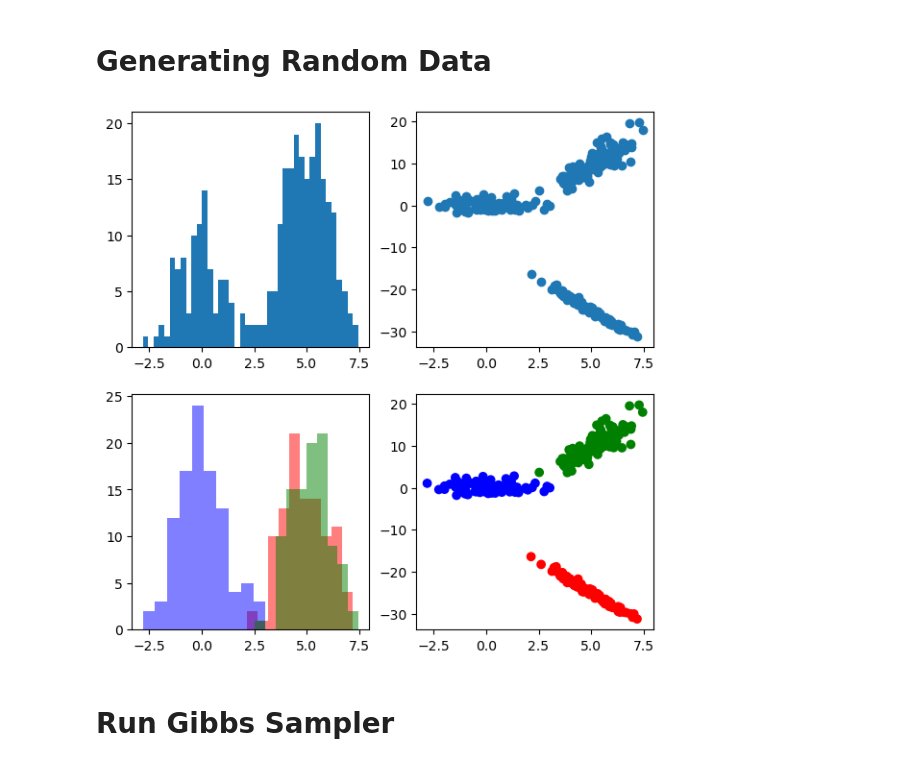
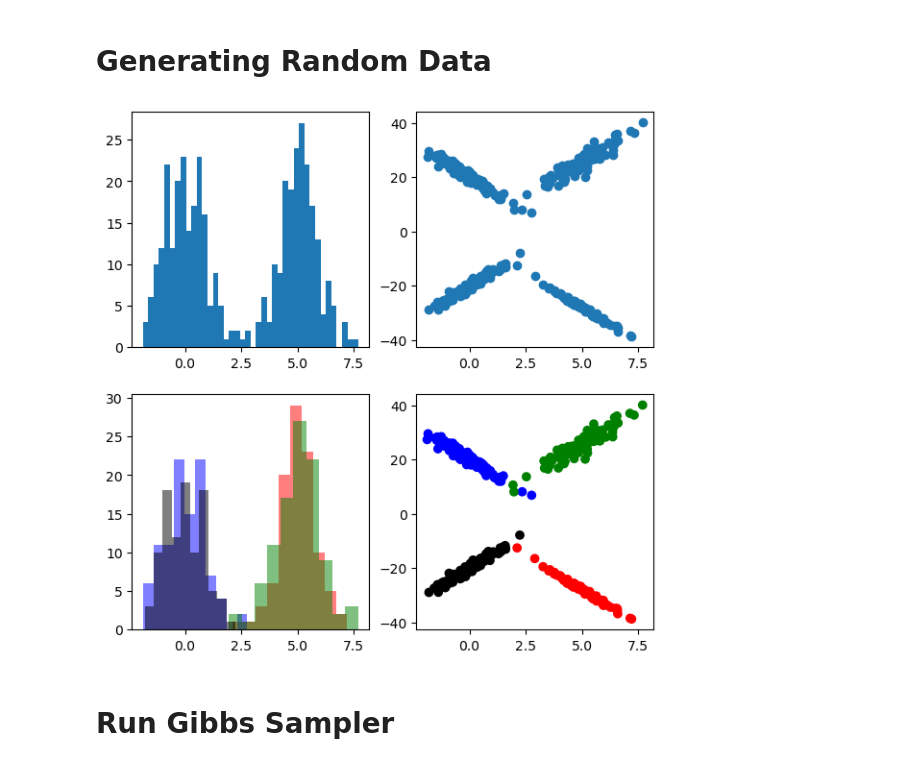
Before and after one commit to titzehong/EPA_regression, a Jupyter notebook: EPA Regression.ipynb, the cells around one changed output. Drawn from its saved outputs; the diff is of its cells as text; code cells hidden in the pictures.

```diff
--- a/EPA Regression.ipynb
+++ b/EPA Regression.ipynb
@@ -15,15 +12,16 @@ The autoreload extension is already loaded. To reload it, use:
 # Generating Random Data
 # %%
 # Set 3 clusters with different regression params
-mus = [5, 0 ,5]
-sds = [1, 1, 1]
+mus = [5, 0 ,5, 0]
+sds = [1, 1, 1, 1]
 n_points_per_clust = 100
 
-betas = [np.array([-10,-3]),
-         np.array([0,0]),
-         np.array([-5,3])]
+betas = [np.array([-3,-5]),
+         np.array([20,-5]),
+         np.array([1,5]),
+         np.array([-20,5])]
 
-sigmas = [0.5,1,2]
+sigmas = [0.5,1,2,1]
 
 # Generate data
 Xs = []
@@ -39,27 +37,28 @@ for k in range(len(mus)):
 
 Xs = np.concatenate(Xs)
 Ys = np.concatenate(Ys)
-inds = np.array(n_points_per_clust*[0] + n_points_per_clust*[1] + n_points_per_clust*[2])
+inds = np.array(n_points_per_clust*[0] + n_points_per_clust*[1] +\
+                n_points_per_clust*[2]+ n_points_per_clust*[3])
 
 # Randomly permutate
 random_perm = np.arange(len(Xs))
 np.random.shuffle(random_perm)
 # %%
-col_map = ['r','b','g']
+col_map = ['r','b','g','k']
 # %%
 fig, ax = plt.subplots(2,2,figsize=(7,7))
 
 ax[0,0].hist(Xs,bins=40)
 ax[0,1].scatter(Xs,Ys)
 
-for i in range(len(mus)):
+for i in np.unique(inds):
     ax[1,0].hist(Xs[np.where(inds==i)],
                  color=col_map[i],alpha=0.5)
 
 ax[1,1].scatter(Xs,Ys,c=[col_map[i] for i in inds])
 plt.show()
 # %% [output]
-[figure, old version]
+[figure, new version]
 # %% [markdown]
 # Run Gibbs Sampler
 # %%
```
Also changed, not shown: parts of 8 cells of this notebook, 2 other files.
